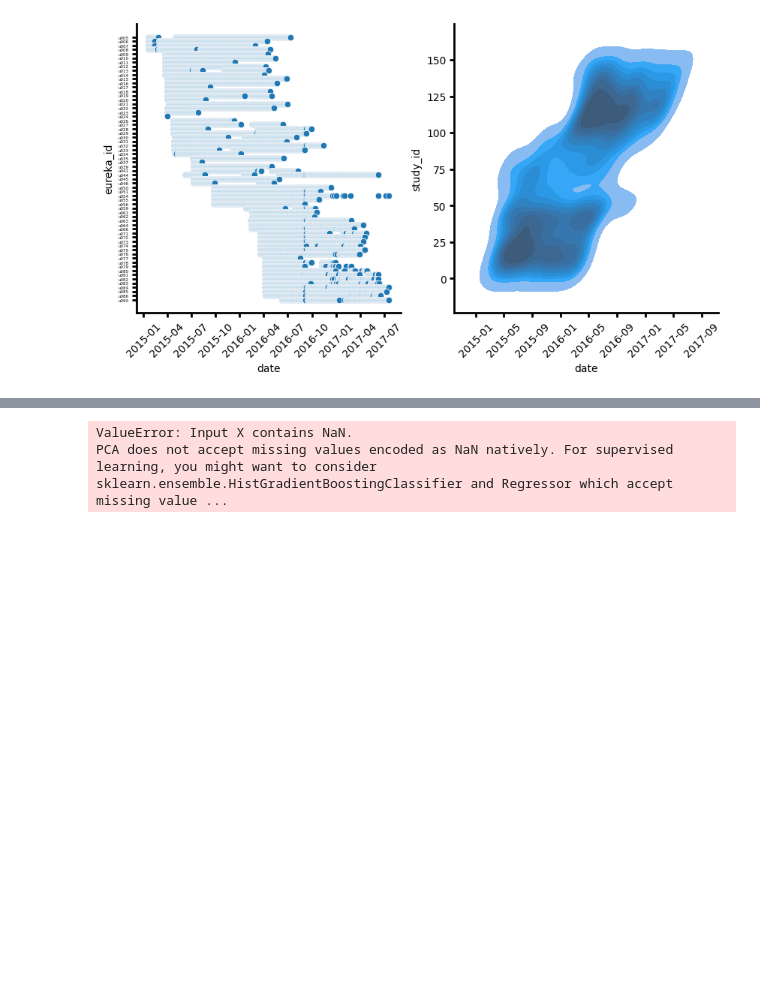
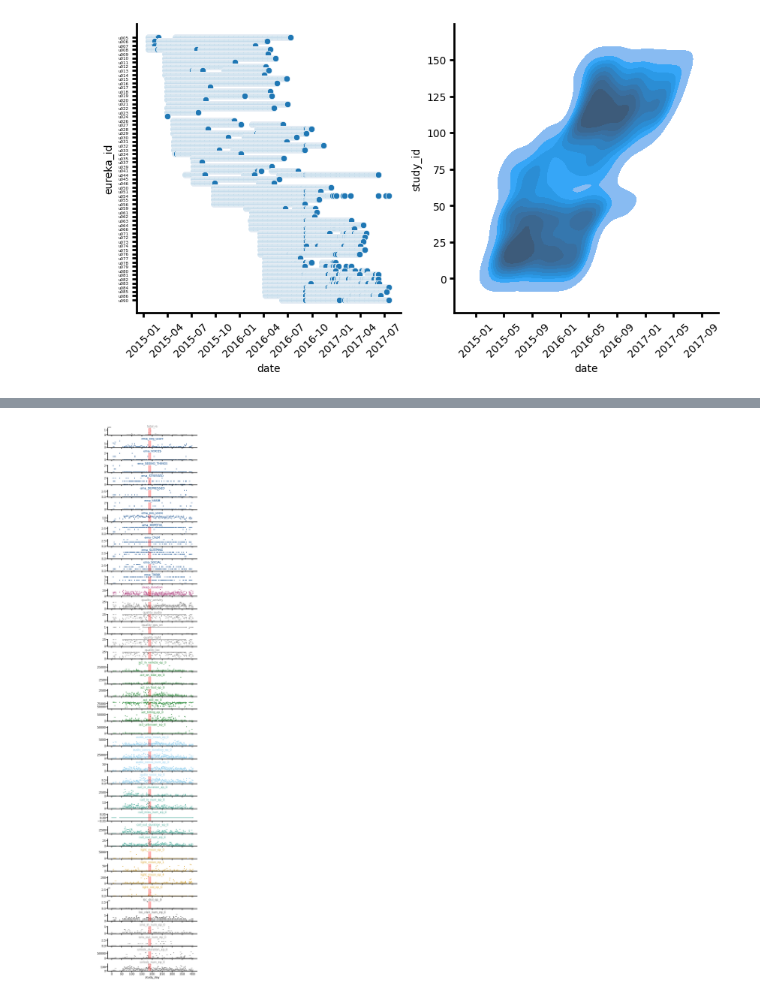
Before and after one commit to akre96/mhealth_anomaly_detection, a Jupyter notebook: notebooks/import_crosscheck.ipynb, the cells around one changed output, grey strips where cells are left out. Saved outputs shown, nothing was run; the diff lists cells and outputs as text; code cells hidden in the pictures; blank space fills up the shorter version.

```diff
--- a/notebooks/import_crosscheck.ipynb
+++ b/notebooks/import_crosscheck.ipynb
@@ -209,27 +166,31 @@ for f in crosscheck.feature_cols:
 # %%
-subject_id = 84
-subject_data = crosscheck.data[crosscheck.data.subject_id == 84]
+importlib.reload(ad)
+subject_id = 2
+subject_data = crosscheck.data[crosscheck.data.subject_id == subject_id].reset_index()
 
 # Rolling 7 day PCA based anomaly detection
 anomalyDetector = ad.BaseRollingAnomalyDetector(
-    features=crosscheck.behavior_cols,
-    window_size=7
+    features=daily_passive_features,
+    n_components=5,
+    window_size=14,
+    max_missing_days=4,
 )
 
 # Get reconstruction error and use to do anomaly labeling
 reconstruction_error, pca_components = anomalyDetector.getReconstructionError(subject_data)
 subject_data['anomaly'] = anomalyDetector.labelAnomaly(reconstruction_error)
 subject_data['total_re'] = reconstruction_error['total_re']
 
 # Plot features with anomalies labeled
 plots.lineplot_features(
     subject_data,
     [
         'total_re',
         *plot_features
     ],
-    anomaly_col='anomaly'
+    anomaly_col='anomaly',
+    palette=palette,
+    scatter=True,
 );
 # %% [output]
-ValueError: Input X contains NaN.
-PCA does not accept missing values encoded as NaN natively. For supervised learning, you might want to consider sklearn.ensemble.HistGradientBoostingClassifier and Regressor which accept missing value ...
+[figure, added]
```
Also changed, not shown: parts of 4 cells of this notebook, 5 other files.
